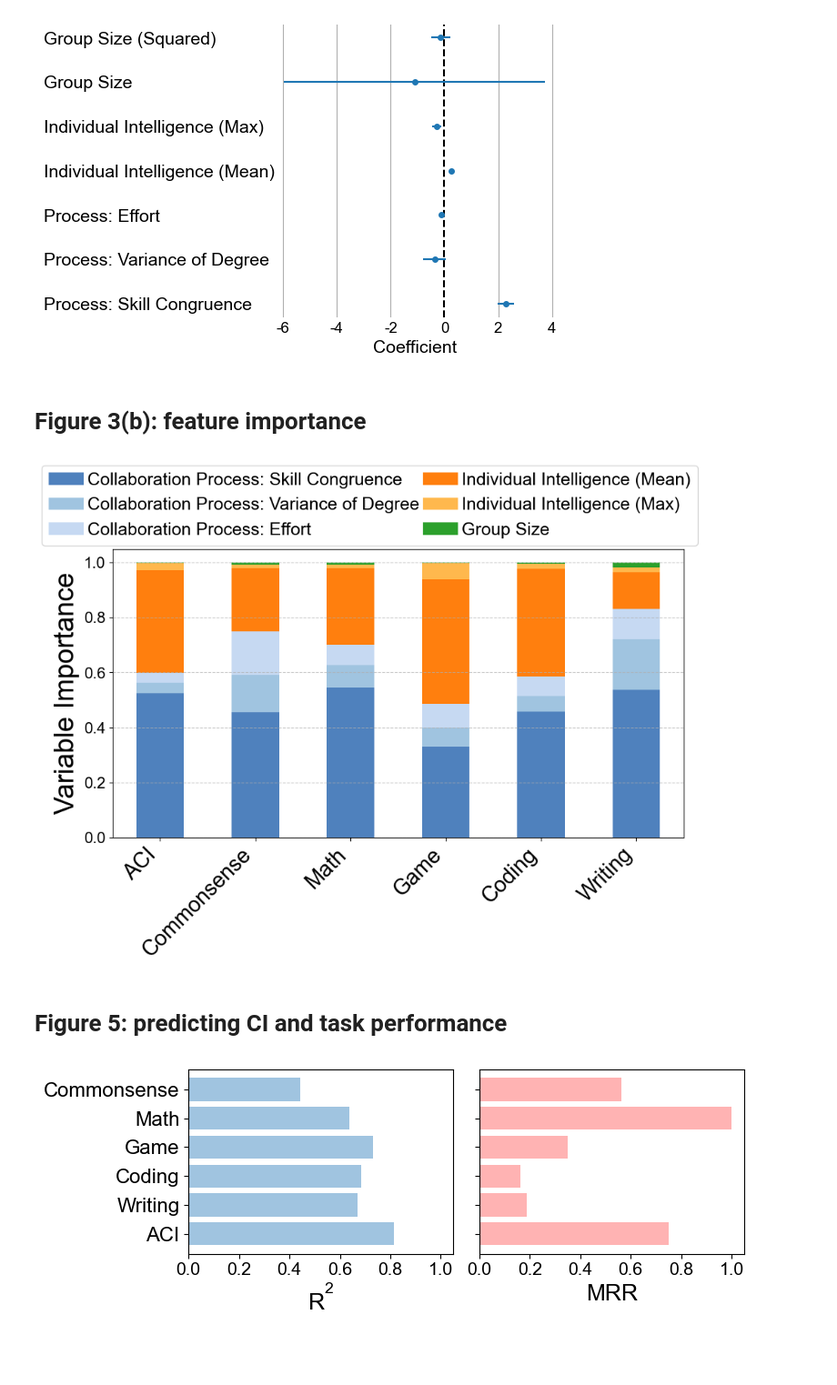
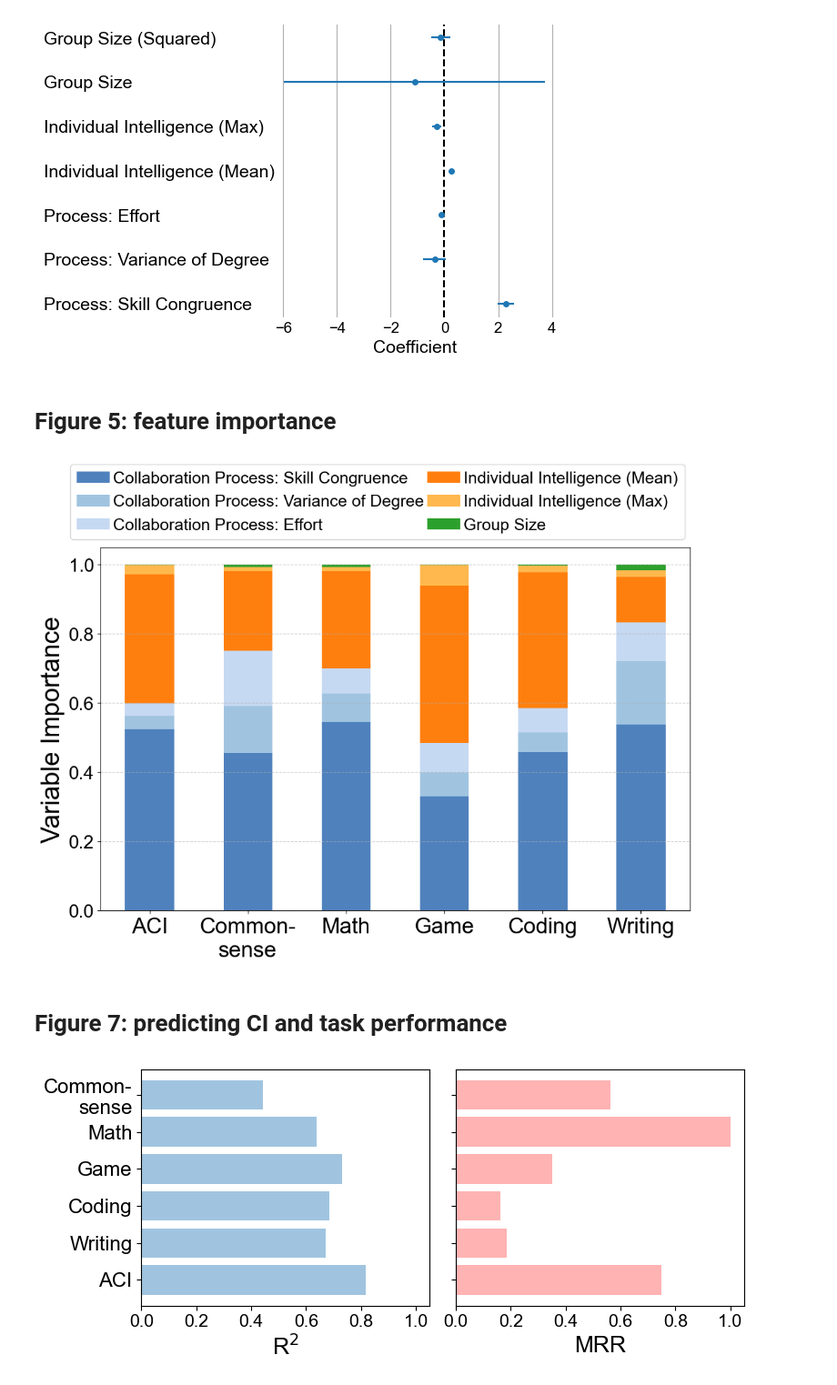
Before and after one commit to zhou-zl18/LLM_Collective_Intelligence, a Jupyter notebook: result_analysis.ipynb, the cells around one changed output. Shown at 91% size. Saved outputs shown, nothing was run; the diff lists cells and outputs as text; code cells hidden in the pictures; blank space fills up the shorter version.

```diff
--- a/result_analysis.ipynb
+++ b/result_analysis.ipynb
@@ -10,6 +10,10 @@ import os
 from scipy.stats import pearsonr
 from sklearn.preprocessing import StandardScaler
 
+FONTNAME = "Arial"
+import matplotlib as mpl
+mpl.rcParams['font.family'] = 'Arial'
+
 filepath = r'.\figures'
 benchmarks = ['Commonsense', 'Math', 'Game', 'Coding', 'Writing']
 # %%
@@ -28,6 +30,8 @@ FONTNAME = "Arial"
 # %%
 df = df_group.copy()
 df = df[benchmarks].dropna()
+
+df.rename(columns={df.columns[0]: "Common-\nsense"}, inplace=True)
 
 n = df.shape[1]
 corr_matrix = df.corr().values
@@ -439,7 +444,7 @@ plt.savefig(os.path.join(filepath, 'predict_ci_coefficient.pdf'), format='pdf')
 # %% [output]
 [figure]
-# %% [markdown]
-# Figure 3(b): feature importance
+# %% [markdown]
+# Figure 5: feature importance
 # %%
 from sklearn.ensemble import RandomForestRegressor
 
@@ -464,27 +469,28 @@ for y_target in y_targets:
 
 importance_df = pd.DataFrame(category_importance).T
 colors = ['#4F81BD', '#A0C4E0', '#C6D9F2', '#FF7F0E', '#FFB84D', 'C2']
-fig, ax = plt.subplots(figsize=(10, 8))
+fig, ax = plt.subplots(figsize=(10.5, 8))
 importance_df.plot(kind='bar', stacked=True, ax=ax, color=colors)
 
 ax.set_ylabel("Variable Importance", fontsize=28, fontname=FONTNAME)
 ax.set_xlabel("")
 xticks = ['ACI'] + importance_df.index[1:].tolist()
-ax.set_xticklabels(xticks, rotation=45, ha="right", fontsize=22, fontname=FONTNAME)
-plt.yticks(fontsize=16, fontname=FONTNAME)
+xticks[1] = 'Common-\nsense'
+ax.set_xticklabels(xticks, rotation=0, ha="center", fontsize=24, fontname=FONTNAME)
+plt.yticks(fontsize=20, fontname=FONTNAME)
 
-leg = ax.legend(fontsize=18, loc='upper center', bbox_to_anchor=(0.45, 1.32), ncol=2, columnspacing=0.2, handletextpad=0.2)
+leg = ax.legend(fontsize=18, loc='upper center', bbox_to_anchor=(0.47, 1.25), ncol=2, columnspacing=0.2, handletextpad=0.2)
 # 修改legend字体
 for text in leg.get_texts():
     text.set_fontname(FONTNAME)
 ax.grid(axis='y', linestyle='--', alpha=0.7)
 
 plt.tight_layout()
-plt.savefig(os.path.join(filepath, 'variable_importance.pdf'), format='pdf')
+plt.savefig(os.path.join(filepath, 'variable_importance.pdf'), format='pdf', bbox_inches='tight')
 # %% [output]
-[figure, old version]
+[figure, new version]
-# %% [markdown]
-# Figure 5: predicting CI and task performance
+# %% [markdown]
+# Figure 7: predicting CI and task performance
 # %%
 from sklearn.ensemble import RandomForestRegressor
 from sklearn.model_selection import KFold
@@ -532,33 +538,34 @@ for y_target in y_targets:
     r2_scores.append(mean_r2)
     mrr_scores.append(mean_mrr)
 
 # print("Final r2 Scores for all targets:", r2_scores)
 # print("Final mrr Scores for all targets:", mrr_scores)
 
 # plot
-fig, ax = plt.subplots(1, 2, figsize=(8, 3), sharey=True)
+fig, ax = plt.subplots(1, 2, figsize=(8, 3.5), sharey=True)
 
 # subplot 1: R^2 scores
 ax[0].barh(y_targets, r2_scores, color='#A0C4E0')
 ax[0].set_xlabel('R$^2$', fontsize=18, fontname=FONTNAME)
 ax[0].tick_params(axis='y', labelsize=14)
 yticks = ['ACI'] + ax[0].get_yticklabels()[1:]
 # yticks = ax[0].get_yticklabels()
+yticks[-1] = 'Common-\nsense'
 ax[0].set_yticklabels(yticks, fontname=FONTNAME, fontsize=16)
 ax[0].set_xticklabels(ax[0].get_xticklabels(), fontname=FONTNAME, fontsize=14)
 ax[0].set_xlim([0, 1.05])
 # ax[0].grid(axis='x')
 
 # subplot 2: MRR scores
 ax[1].barh(y_targets, mrr_scores, color='#FFB3B3')
 ax[1].set_xlabel('MRR', fontsize=18, fontname=FONTNAME)
 ax[1].tick_params(axis='y', labelsize=0)  # remove y-axis labels of the second subplot
 ax[1].set_xticklabels(ax[1].get_xticklabels(), fontname=FONTNAME, fontsize=14)
 ax[1].set_xlim([0, 1.05])
 # ax[1].grid(axis='x')
 
 plt.tight_layout()
 # plt.show()
-plt.savefig(os.path.join(filepath, f'rf_prediction_result.pdf'), format='pdf')
+plt.savefig(os.path.join(filepath, f'rf_prediction_result.pdf'), format='pdf', bbox_inches='tight')
 # %% [output]
-[figure, old version]
+[figure, new version]
```
Also changed, not shown: parts of 17 cells of this notebook, 1 other file.
